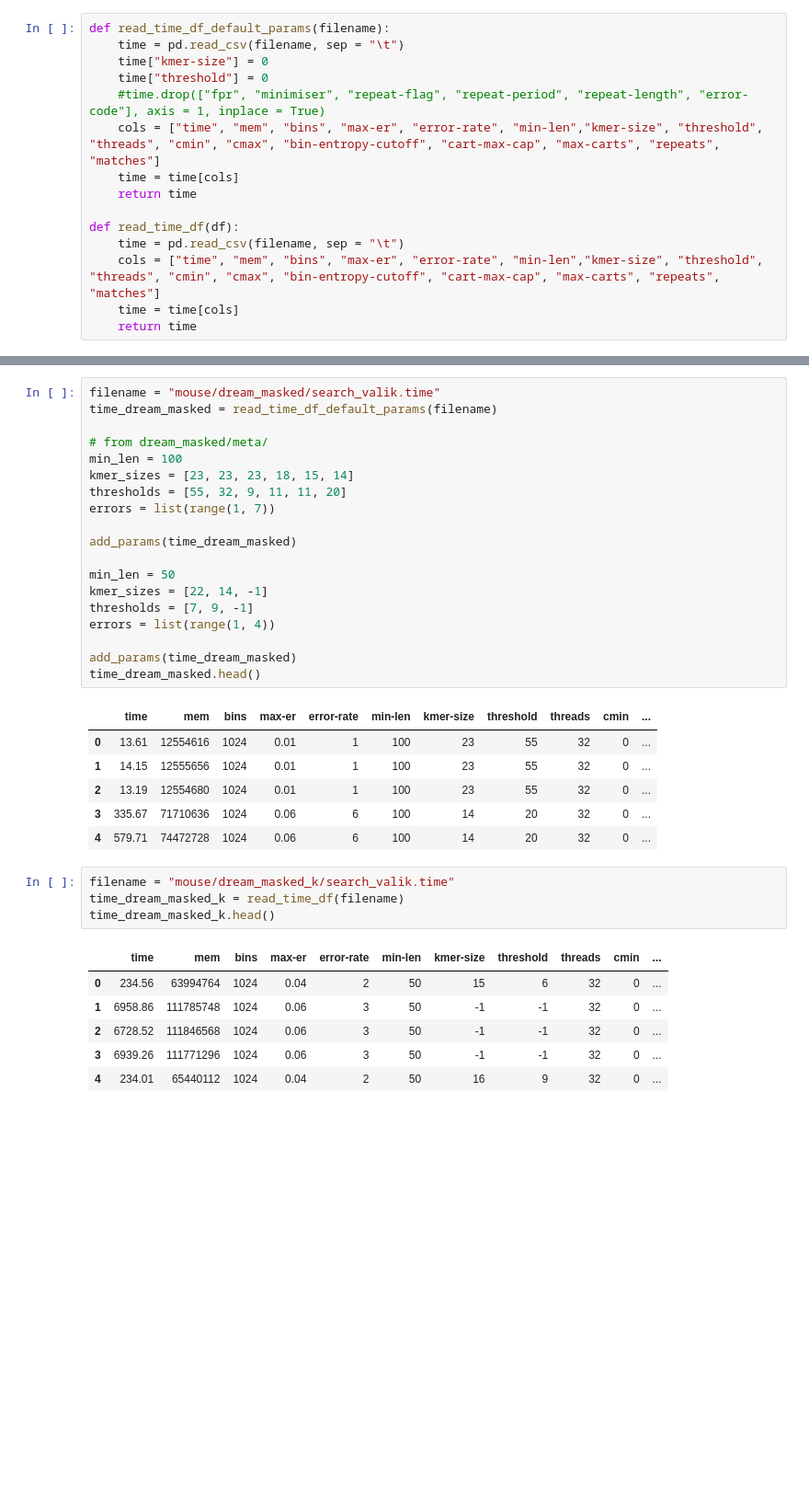
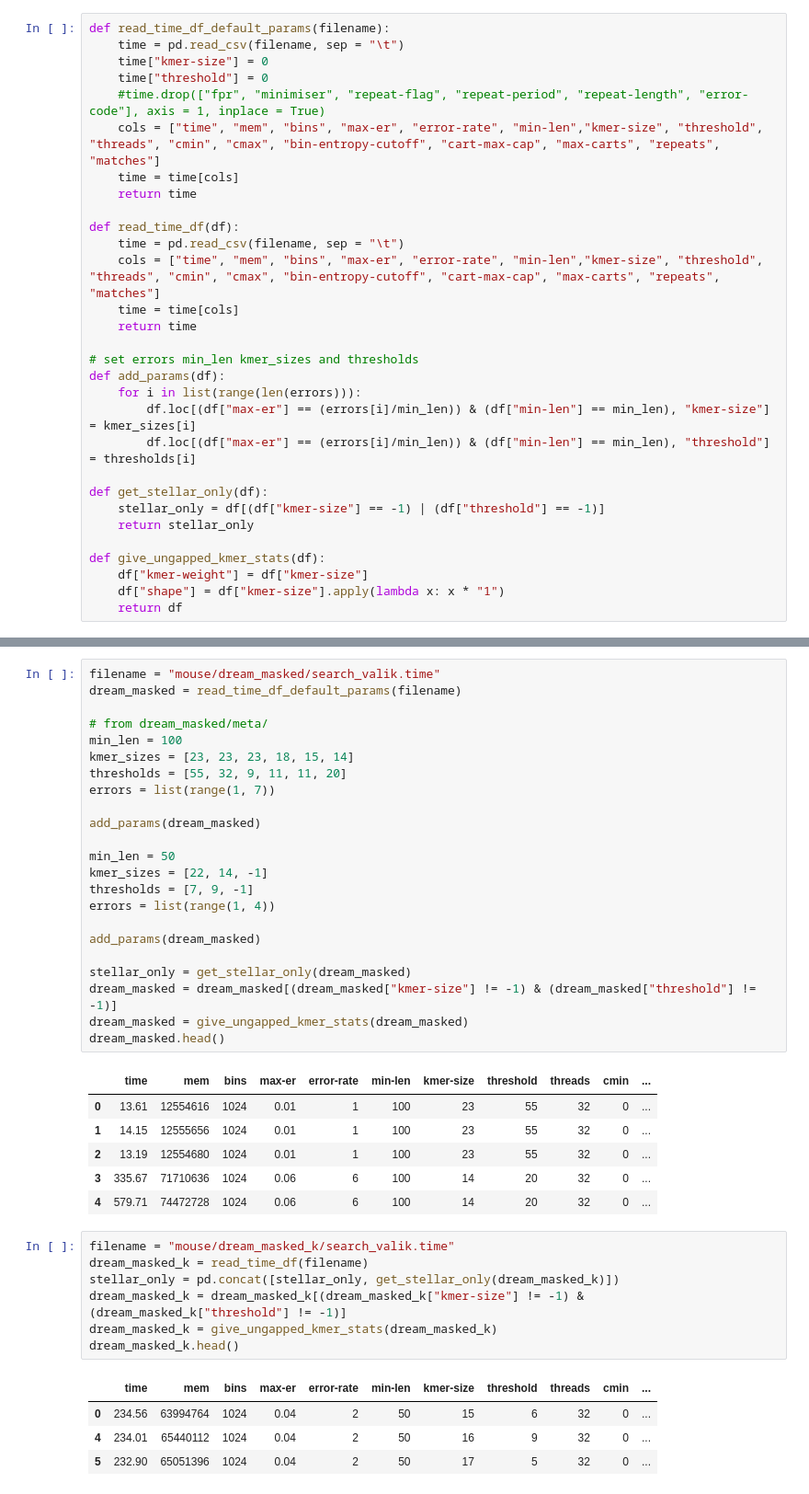
Before and after one commit to eaasna/test-DREAM-stellar, a Jupyter notebook: work-python/runtime_results/Reference genomes (masked).ipynb, the cells around one changed output, grey strips where cells are left out. Shown at 92% size. Drawn from its saved outputs; the diff is of its cells as text; blank space fills up the shorter version.

```diff
--- a/work-python/runtime_results/Reference genomes (masked).ipynb
+++ b/work-python/runtime_results/Reference genomes (masked).ipynb
@@ -71,3 +75,18 @@ def read_time_df(df):
     cols = ["time", "mem", "bins", "max-er", "error-rate", "min-len","kmer-size", "threshold", "threads", "cmin", "cmax", "bin-entropy-cutoff", "cart-max-cap", "max-carts", "repeats", "matches"]
     time = time[cols]
     return time
+
+# set errors min_len kmer_sizes and thresholds
+def add_params(df):
+    for i in list(range(len(errors))):
+        df.loc[(df["max-er"] == (errors[i]/min_len)) & (df["min-len"] == min_len), "kmer-size"] = kmer_sizes[i]
+        df.loc[(df["max-er"] == (errors[i]/min_len)) & (df["min-len"] == min_len), "threshold"] = thresholds[i]
+
+def get_stellar_only(df):
+    stellar_only = df[(df["kmer-size"] == -1) | (df["threshold"] == -1)]
+    return stellar_only
+
+def give_ungapped_kmer_stats(df):
+    df["kmer-weight"] = df["kmer-size"]
+    df["shape"] = df["kmer-size"].apply(lambda x: x * "1")
+    return df
@@ -80,6 +93,6 @@ def add_params(df):
 # %%
 filename = "mouse/dream_masked/search_valik.time"
-time_dream_masked = read_time_df_default_params(filename)
+dream_masked = read_time_df_default_params(filename)
 
 # from dream_masked/meta/
 min_len = 100
@@ -87,15 +100,19 @@ kmer_sizes = [23, 23, 23, 18, 15, 14]
 thresholds = [55, 32, 9, 11, 11, 20]
 errors = list(range(1, 7))
 
-add_params(time_dream_masked)
+add_params(dream_masked)
 
 min_len = 50
 kmer_sizes = [22, 14, -1]
 thresholds = [7, 9, -1]
 errors = list(range(1, 4))
 
-add_params(time_dream_masked)
-time_dream_masked.head()
+add_params(dream_masked)
+
+stellar_only = get_stellar_only(dream_masked)
+dream_masked = dream_masked[(dream_masked["kmer-size"] != -1) & (dream_masked["threshold"] != -1)]
+dream_masked = give_ungapped_kmer_stats(dream_masked)
+dream_masked.head()
 # %% [output]
 |  | time | mem | bins | max-er | error-rate | min-len | kmer-size | threshold | threads | cmin | ... |
 | 0 | 13.61 | 12554616 | 1024 | 0.01 | 1 | 100 | 23 | 55 | 32 | 0 | ... |
@@ -105,14 +122,15 @@ time_dream_masked.head()
 | 4 | 579.71 | 74472728 | 1024 | 0.06 | 6 | 100 | 14 | 20 | 32 | 0 | ... |
 # %%
 filename = "mouse/dream_masked_k/search_valik.time"
-time_dream_masked_k = read_time_df(filename)
-time_dream_masked_k.head()
+dream_masked_k = read_time_df(filename)
+stellar_only = pd.concat([stellar_only, get_stellar_only(dream_masked_k)])
+dream_masked_k = dream_masked_k[(dream_masked_k["kmer-size"] != -1) & (dream_masked_k["threshold"] != -1)]
+dream_masked_k = give_ungapped_kmer_stats(dream_masked_k)
+dream_masked_k.head()
 # %% [output]
 |  | time | mem | bins | max-er | error-rate | min-len | kmer-size | threshold | threads | cmin | ... |
 | 0 | 234.56 | 63994764 | 1024 | 0.04 | 2 | 50 | 15 | 6 | 32 | 0 | ... |
-| 1 | 6958.86 | 111785748 | 1024 | 0.06 | 3 | 50 | -1 | -1 | 32 | 0 | ... |
-| 2 | 6728.52 | 111846568 | 1024 | 0.06 | 3 | 50 | -1 | -1 | 32 | 0 | ... |
-| 3 | 6939.26 | 111771296 | 1024 | 0.06 | 3 | 50 | -1 | -1 | 32 | 0 | ... |
 | 4 | 234.01 | 65440112 | 1024 | 0.04 | 2 | 50 | 16 | 9 | 32 | 0 | ... |
+| 5 | 232.90 | 65051396 | 1024 | 0.04 | 2 | 50 | 17 | 5 | 32 | 0 | ... |
 # %%
 filename = "mouse/dream_masked_k_t/search_valik.time"
```
Also changed, not shown: parts of 14 cells of this notebook, 1 other file.
